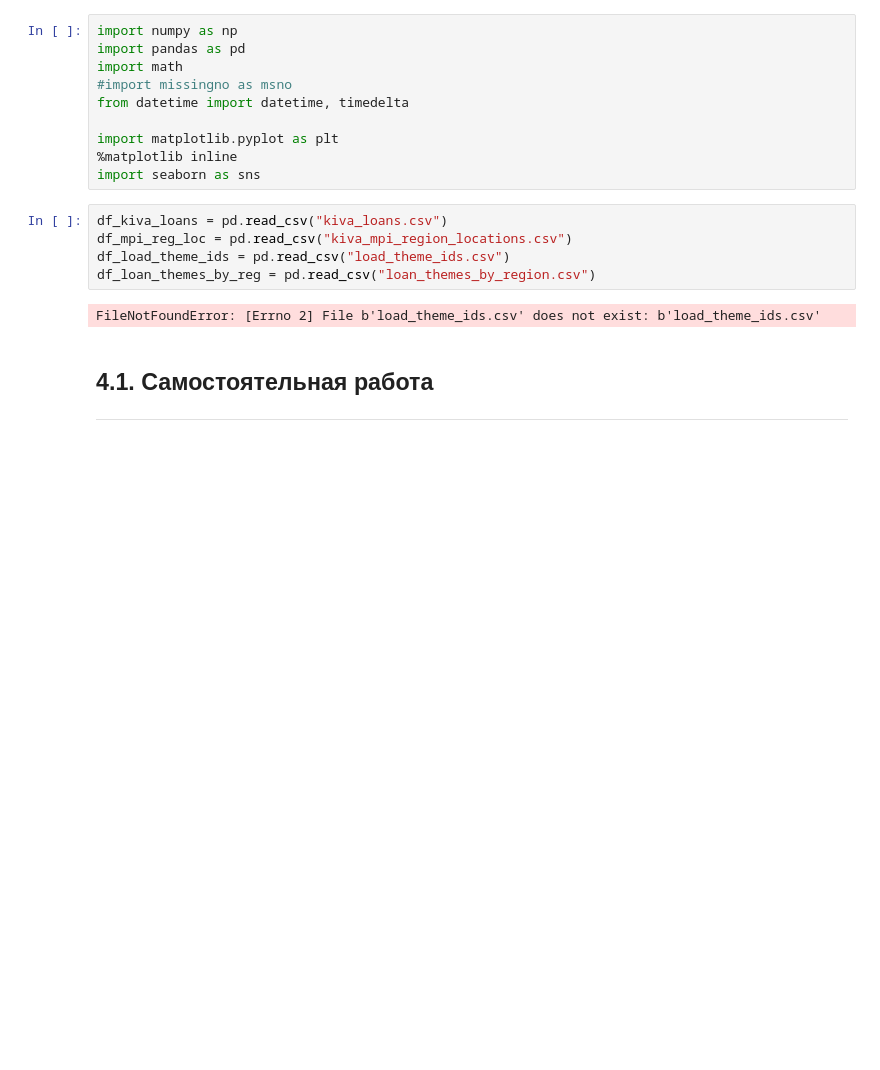
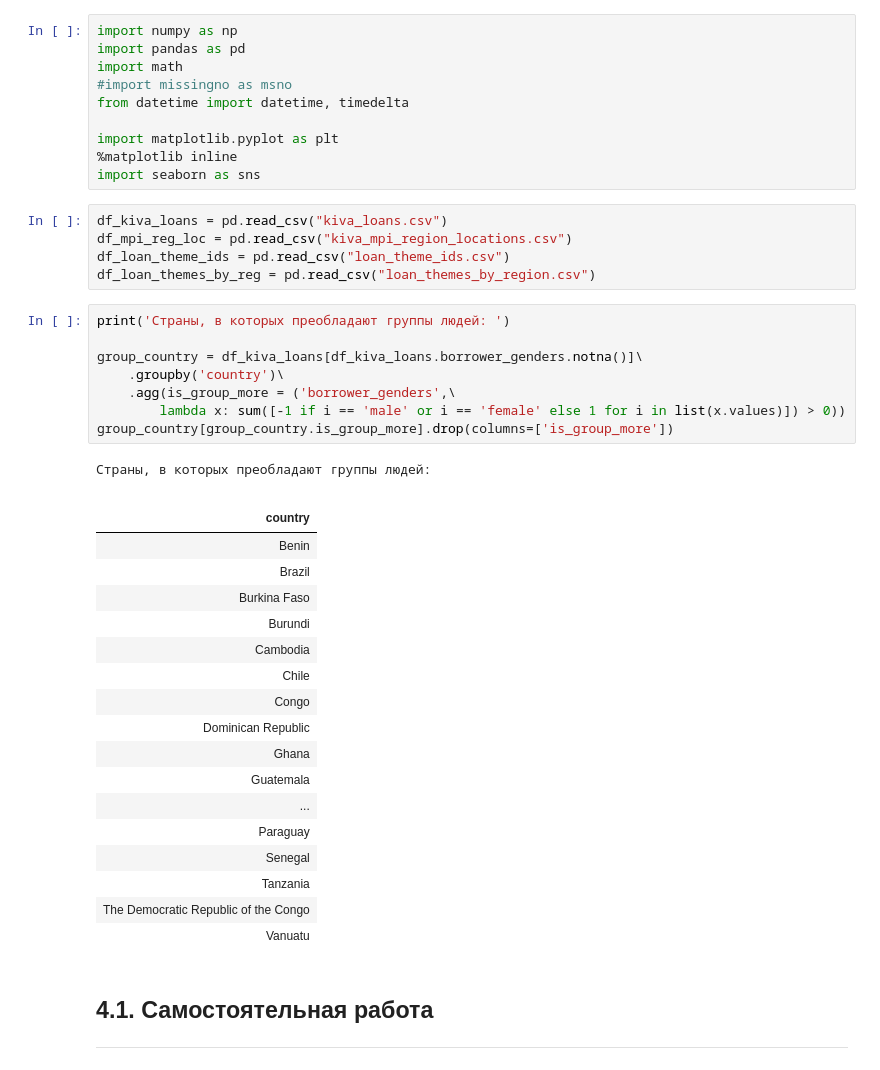
Before and after one commit to TomasHogger/python, a Jupyter notebook: kiva/kiva.ipynb, the cells around one changed output. Drawn from its saved outputs; the diff is of its cells as text; blank space fills up the shorter version.

```diff
--- a/kiva/kiva.ipynb
+++ b/kiva/kiva.ipynb
@@ -21,10 +21,36 @@ import seaborn as sns
 # %%
 df_kiva_loans = pd.read_csv("kiva_loans.csv")
 df_mpi_reg_loc = pd.read_csv("kiva_mpi_region_locations.csv")
-df_load_theme_ids = pd.read_csv("load_theme_ids.csv")
+df_loan_theme_ids = pd.read_csv("loan_theme_ids.csv")
 df_loan_themes_by_reg = pd.read_csv("loan_themes_by_region.csv")
-# %% [output]
-FileNotFoundError: [Errno 2] File b'load_theme_ids.csv' does not exist: b'load_theme_ids.csv'
+# %%
+print('Страны, в которых преобладают группы людей: ')
+
+group_country = df_kiva_loans[df_kiva_loans.borrower_genders.notna()]\
+    .groupby('country')\
+    .agg(is_group_more = ('borrower_genders',\
+        lambda x: sum([-1 if i == 'male' or i == 'female' else 1 for i in list(x.values)]) > 0))
+group_country[group_country.is_group_more].drop(columns=['is_group_more'])
+# %% [output]
+Страны, в которых преобладают группы людей:
+|  |
+| country |
+| Benin |
+| Brazil |
+| Burkina Faso |
+| Burundi |
+| Cambodia |
+| Chile |
+| Congo |
+| Dominican Republic |
+| Ghana |
+| Guatemala |
+| ... |
+| Paraguay |
+| Senegal |
+| Tanzania |
+| The Democratic Republic of the Congo |
+| Vanuatu |
 # %% [markdown]
 ## 4.1. Самостоятельная работа
 ***
```
Also changed, not shown: parts of 6 cells of this notebook, 1 other file.
